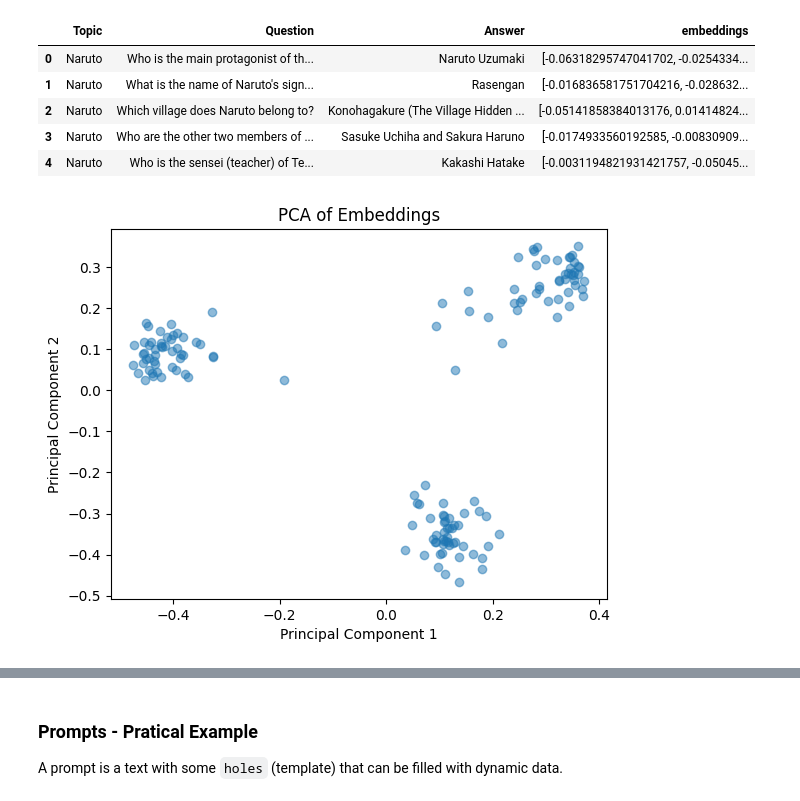
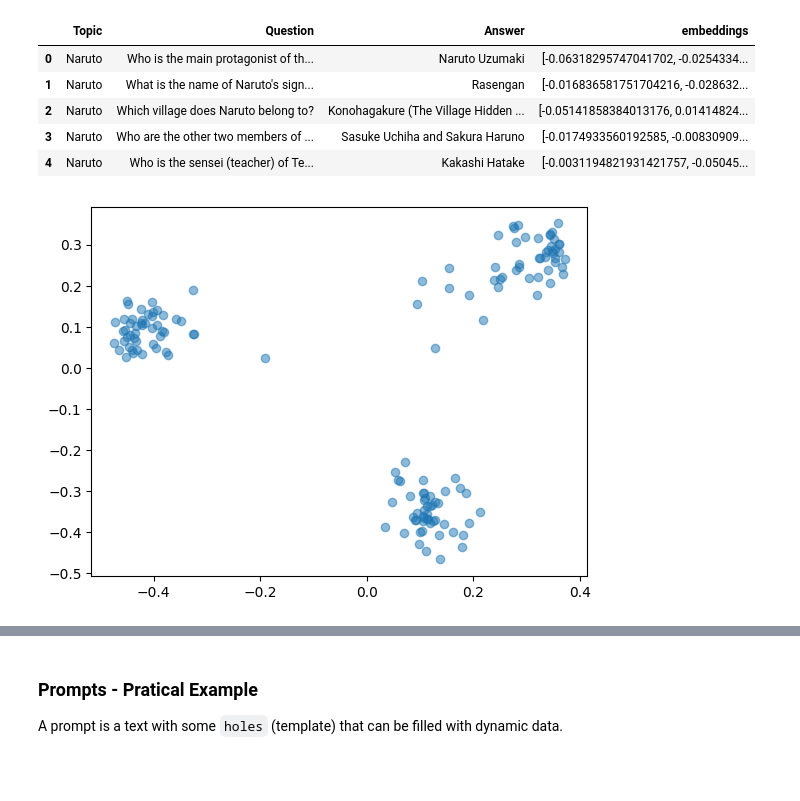
Before and after one commit to cric96/woa-2025-intro-to-langchain, a Jupyter notebook: presentation.ipynb, the cells around one changed output, grey strips where cells are left out. Cells and saved outputs as stored; diff of their text form; code cells hidden in the pictures; blank space fills up the shorter version.

```diff
--- a/presentation.ipynb
+++ b/presentation.ipynb
@@ -251,18 +246,15 @@ df.head()  # Display the first few rows of the DataFrame with embeddings
 # %%
 # PCA + rendering
 from sklearn.decomposition import PCA
 import matplotlib.pyplot as plt
 
 pca = PCA(n_components=2)
 pca_result = pca.fit_transform(list(df["embeddings"]))
 
 plt.scatter(pca_result[:, 0], pca_result[:, 1], alpha=0.5)
-plt.title("PCA of Embeddings")
-plt.xlabel("Principal Component 1")
-plt.ylabel("Principal Component 2")
 plt.show()
 # %% [output]
-[figure, old version]
+[figure, new version]
 # %% [markdown]
 ## Prompts
 - **Definition:** A **prompt** is a structured input that **guides** the LLM to generate the desired output.
```
Also changed, not shown: parts of 5 cells of this notebook, 1 other file.
